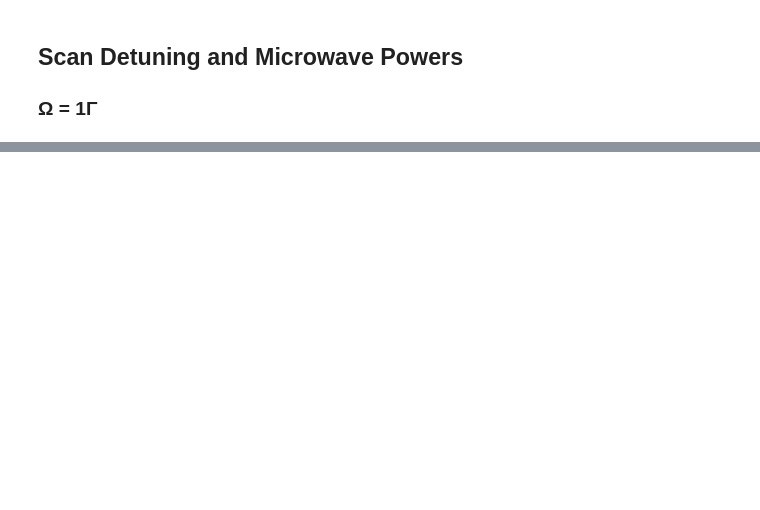
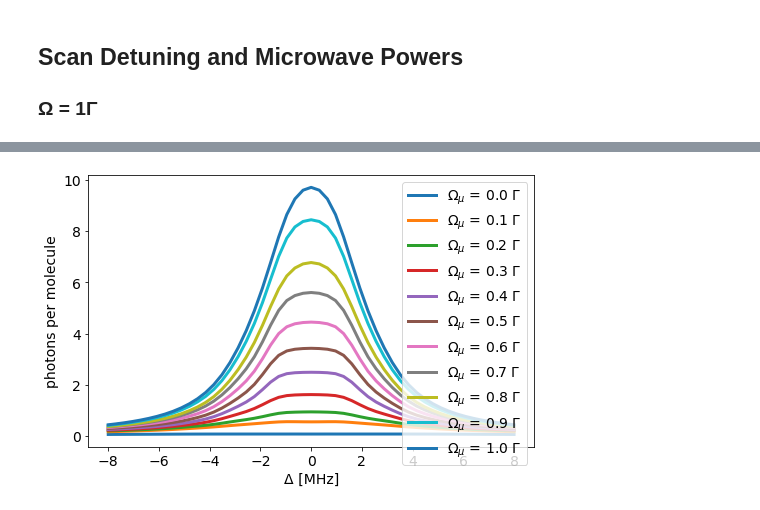
Before and after one commit to ograsdijk/optical-bloch, a Jupyter notebook: Check effect depletion measurement with microwaves 2.ipynb, the cells around one changed output, grey strips where cells are left out. Drawn from its saved outputs; the diff is of its cells as text; code cells hidden in the pictures; blank space fills up the shorter version.

```diff
--- a/Check effect depletion measurement with microwaves 2.ipynb
+++ b/Check effect depletion measurement with microwaves 2.ipynb
@@ -807,0 +834,23 @@ set_fontsize(ax, 14)
+# %%
+# includes J=0,1,2,3
+ρ_cooled_diag = np.array([4.71008498e-01, 8.82986832e-02, 8.83005711e-02, 8.67111710e-02,
+       6.24731243e-03, 2.74445368e-03, 3.20852149e-03, 2.49279878e-03,
+       3.52229931e-03, 2.27312083e-03, 3.36098239e-03, 6.26266172e-03,
+       7.17614206e-03, 3.14284090e-03, 6.68275158e-03, 5.05251537e-03,
+       3.27927251e-03, 2.80886258e-03, 2.66414423e-03, 3.57408516e-03,
+       4.06223417e-03, 4.30197760e-03, 3.21207158e-03, 2.60990980e-03,
+       3.79115902e-03, 2.53355017e-03, 2.58841652e-03, 2.05211129e-03,
+       2.53512832e-03, 6.29582879e-03, 7.47593495e-03, 5.90544320e-03,
+       3.43035482e-03, 5.81550881e-03, 7.15499303e-03, 5.51203916e-03,
+       2.40676239e-03, 1.85441230e-03, 1.90751011e-03, 1.77453562e-03,
+       2.16311679e-03, 4.98522643e-03, 5.27256600e-03, 6.73024022e-03,
+       5.27324148e-03, 6.15556528e-03, 5.14431726e-03, 4.42192199e-03,
+       4.79998631e-03, 3.80809837e-03, 3.74891807e-03, 4.17473382e-03,
+       3.22885059e-03, 3.28094188e-03, 3.77198395e-03, 7.64852434e-03,
+       7.84513414e-03, 6.08359987e-03, 5.03743156e-03, 5.84062163e-03,
+       4.86660639e-03, 5.94557880e-03, 6.86851066e-03, 6.87271456e-03])
+ρ_cooled = np.zeros([65,65], dtype = complex)
+np.fill_diagonal(ρ_cooled, ρ_cooled_diag[4:])
+ρ_cooled[-5:,-5:] = 0
+# ρ_cooled /= np.diag(ρ_cooled).sum()
+Main.ρ_cooled = ρ_cooled
@@ -807,0 +888,19 @@ set_fontsize(ax, 14)
+# %%
+sort_indices = np.argsort(Main.Δs)
+scan = Main.Δs[sort_indices]
+
+for name, res in results_cooled.items():
+    results_cooled[name] = res[sort_indices]
+# %%
+fig, ax = plt.subplots(figsize = (8,5))
+
+for name, res in results_cooled.items():
+    ax.plot(scan/(2*np.pi*1e6), res*Γ, lw = 3, label = f"Ω$_μ$ = {name/Γ:.1f} Γ")
+
+ax.set_xlabel('Δ [MHz]')
+ax.set_ylabel('photons per molecule')
+ax.legend(fontsize = 14)
+
+set_fontsize(ax, 14)
+# %% [output]
+[figure, added]
```
Also changed, not shown: parts of 56 cells of this notebook, 12 other files.
